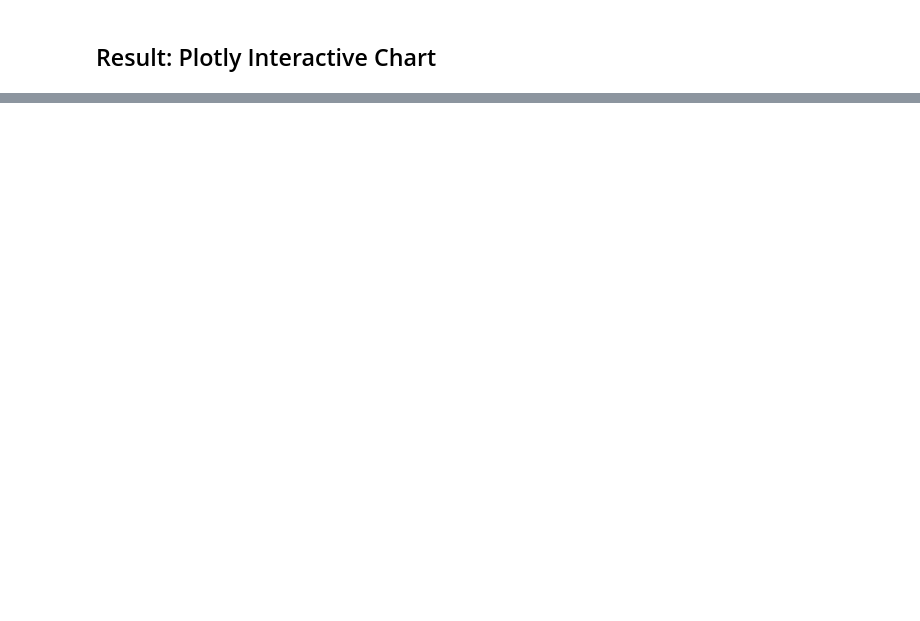
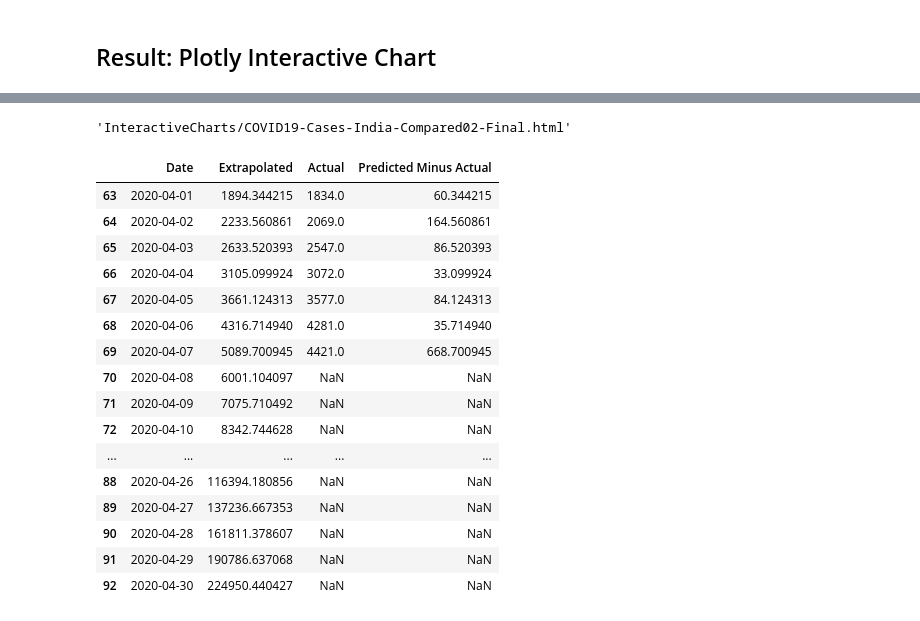
Before and after one commit to RSwarnkar/covid19-spread-exponential-graph-modeling, a Jupyter notebook: Measuring-COVID19-Lockdown-Impact-India.ipynb, the cells around one changed output, grey strips where cells are left out. Saved outputs shown, nothing was run; the diff lists cells and outputs as text; code cells hidden in the pictures; blank space fills up the shorter version.

```diff
--- a/Measuring-COVID19-Lockdown-Impact-India.ipynb
+++ b/Measuring-COVID19-Lockdown-Impact-India.ipynb
@@ -387,0 +405,42 @@ df_predicted.tail()
+# %%
+trace_2 = go.Scatter(x=df_extrapolated['Date'],
+                     y=df_extrapolated['Extrapolated'],
+                     name="Modeled", mode='lines+markers', line = dict(color='plum'))
+
+trace_1 = go.Scatter(x=df_real['Date'],
+                     y=df_real['Commulative Total Count of Confirmed Cases In India'],
+                     name="Actual", line = dict(color='red', dash='solid') )
+
+
+data = [trace_2, trace_1]
+
+layout = go.Layout(title='Measuring Impact of #21DayLockdown on COVID-19 pandemic spread in India',
+                   xaxis_title='Daily count of COVID-19 Spread in India',
+                   yaxis_title='# of Cases')
+
+fig = go.Figure(data=data, layout=layout)
+pyo.plot(fig, filename="InteractiveCharts/COVID19-Cases-India-Compared02-Final.html")
+# %% [output]
+'InteractiveCharts/COVID19-Cases-India-Compared02-Final.html'
+# %%
+df_extrapolated['Actual'] = df_real['Commulative Total Count of Confirmed Cases In India']
+df_extrapolated['Predicted Minus Actual'] = df_extrapolated['Extrapolated'] - df_extrapolated['Actual']
+df_extrapolated.tail(30)
+# %% [output]
+|  | Date | Extrapolated | Actual | Predicted Minus Actual |
+| 63 | 2020-04-01 | 1894.344215 | 1834.0 | 60.344215 |
+| 64 | 2020-04-02 | 2233.560861 | 2069.0 | 164.560861 |
+| 65 | 2020-04-03 | 2633.520393 | 2547.0 | 86.520393 |
+| 66 | 2020-04-04 | 3105.099924 | 3072.0 | 33.099924 |
+| 67 | 2020-04-05 | 3661.124313 | 3577.0 | 84.124313 |
+| 68 | 2020-04-06 | 4316.714940 | 4281.0 | 35.714940 |
+| 69 | 2020-04-07 | 5089.700945 | 4421.0 | 668.700945 |
+| 70 | 2020-04-08 | 6001.104097 | NaN | NaN |
+| 71 | 2020-04-09 | 7075.710492 | NaN | NaN |
+| 72 | 2020-04-10 | 8342.744628 | NaN | NaN |
+| ... | ... | ... | ... | ... |
+| 88 | 2020-04-26 | 116394.180856 | NaN | NaN |
+| 89 | 2020-04-27 | 137236.667353 | NaN | NaN |
+| 90 | 2020-04-28 | 161811.378607 | NaN | NaN |
+| 91 | 2020-04-29 | 190786.637068 | NaN | NaN |
+| 92 | 2020-04-30 | 224950.440427 | NaN | NaN |
```
Also changed, not shown: parts of 21 cells of this notebook.
